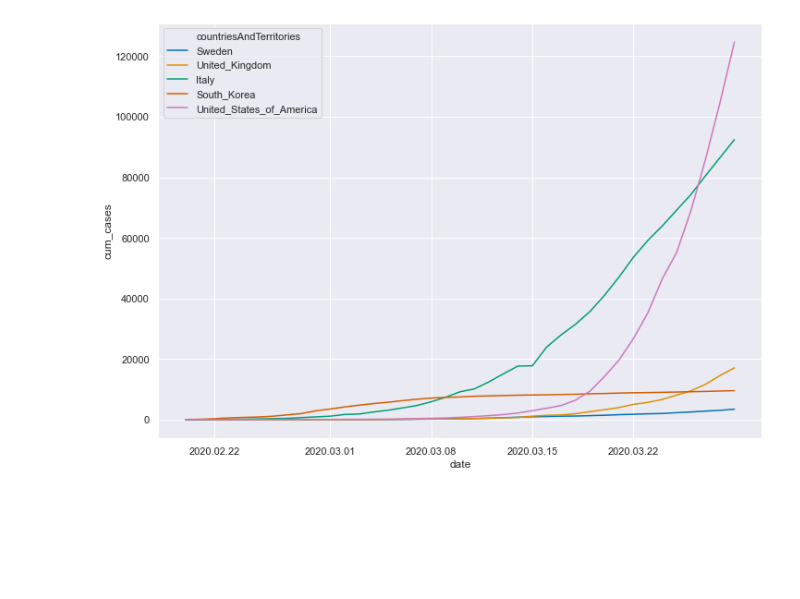
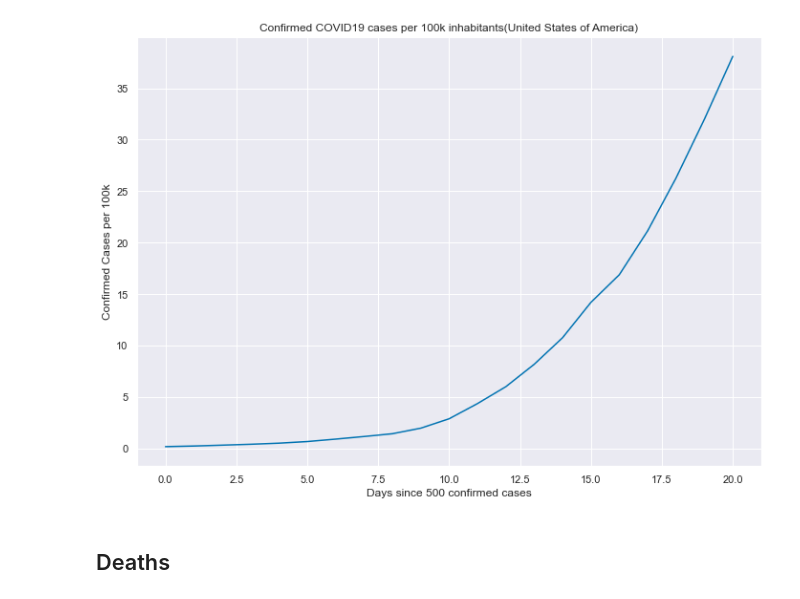
Before and after one commit to k0nserv/covid19, a Jupyter notebook: Per Country Analysis.ipynb, the cells around one changed output. Cells and saved outputs as stored; diff of their text form; code cells hidden in the pictures; blank space fills up the shorter version.

```diff
--- a/Per Country Analysis.ipynb
+++ b/Per Country Analysis.ipynb
@@ -126,13 +162,26 @@ plt.show()
-# %%
-ax = sns.lineplot(
-    x=plot_df.index,
-    y='cum_cases',
-    hue='countriesAndTerritories',
-    data=plot_df
-)
-ax.set(xlabel='date')
-ax.xaxis.set_major_locator(mdates.AutoDateLocator())
-ax.xaxis.set_major_formatter(mdates.DateFormatter('%Y.%m.%d'))
-plt.show()
-# %% [output]
-[figure, removed]
+# %%
+code = 'US'
+lockdowns_for_country = lockdowns[lockdowns['country_code'] == code]
+country = cases_per_100k_over_time(code, df).set_index('date').join(lockdowns_for_country).reset_index()
+lockdown_days = country.index[country['country_code'] == code].to_list()
+country_name = country.iloc[0]['geo_name']
+
+ax = sns.lineplot(
+    x=country.index,
+    y='cases_per_100k',
+    legend='full',
+    data=country
+)
+
+if len(lockdown_days) > 0:
+    for lockdown_day in lockdown_days:
+        ax.axvline(lockdown_day, label="Lockdown", alpha=0.5, color='r', linestyle='--')
+
+ax.set(title=f"Confirmed COVID19 cases per 100k inhabitants({country_name})")
+ax.set(xlabel='Days since 500 confirmed cases')
+ax.set(ylabel='Confirmed Cases per 100k')
+plt.show()
+# %% [output]
+[figure, added]
+# %% [markdown]
+## Deaths
```
Also changed, not shown: parts of 12 cells of this notebook.
